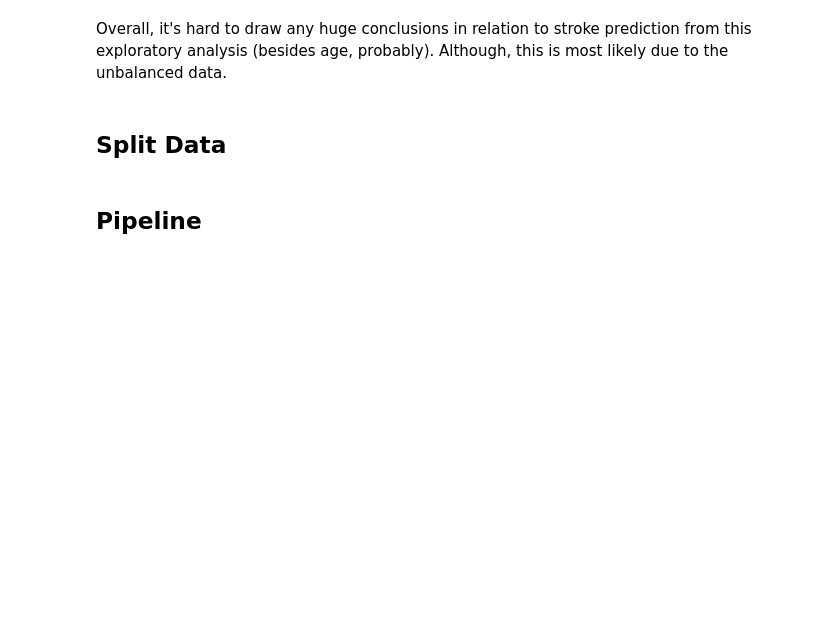
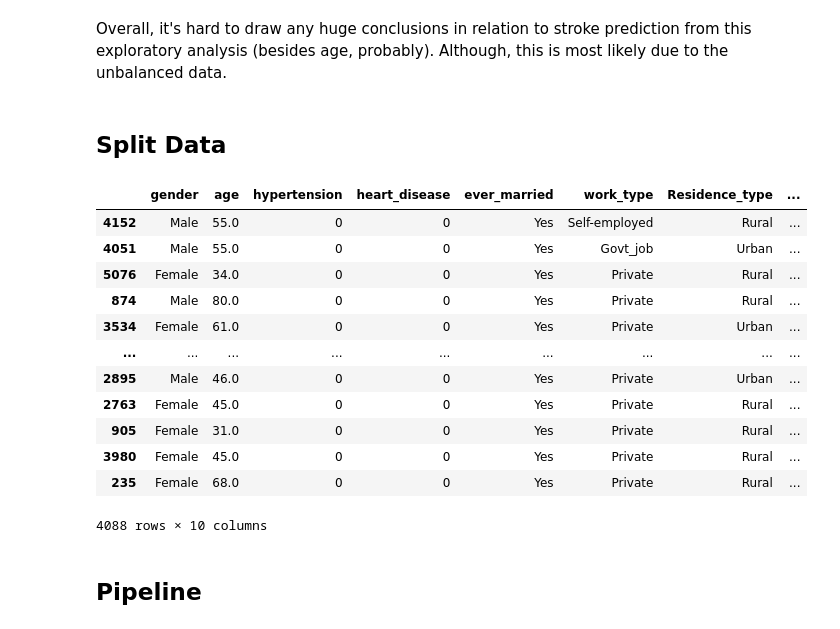
Before and after one commit to jordan-maulino/stroke_prediction, a Jupyter notebook: stroke_prediction.ipynb, the cells around one changed output. Saved outputs shown, nothing was run; the diff lists cells and outputs as text; code cells hidden in the pictures; blank space fills up the shorter version.

```diff
--- a/stroke_prediction.ipynb
+++ b/stroke_prediction.ipynb
@@ -258,8 +258,26 @@ Overall, it's hard to draw any huge conclusions in relation to stroke prediction
 from sklearn.model_selection import train_test_split
 
 X = df.drop('stroke', axis=1)
+X = X.drop('id', axis=1) #drop id column as well to reduce noise
 y = df['stroke']
 
+
 X_train, X_val, y_train, y_val = train_test_split(X, y, train_size=0.8, test_size=0.2, random_state=1)
+# %%
+X_train
+# %% [output]
+|  | gender | age | hypertension | heart_disease | ever_married | work_type | Residence_type | ... |
+| 4152 | Male | 55.0 | 0 | 0 | Yes | Self-employed | Rural | ... |
+| 4051 | Male | 55.0 | 0 | 0 | Yes | Govt_job | Urban | ... |
+| 5076 | Female | 34.0 | 0 | 0 | Yes | Private | Rural | ... |
+| 874 | Male | 80.0 | 0 | 0 | Yes | Private | Rural | ... |
+| 3534 | Female | 61.0 | 0 | 0 | Yes | Private | Urban | ... |
+| ... | ... | ... | ... | ... | ... | ... | ... | ... |
+| 2895 | Male | 46.0 | 0 | 0 | Yes | Private | Urban | ... |
+| 2763 | Female | 45.0 | 0 | 0 | Yes | Private | Rural | ... |
+| 905 | Female | 31.0 | 0 | 0 | Yes | Private | Rural | ... |
+| 3980 | Female | 45.0 | 0 | 0 | Yes | Private | Rural | ... |
+| 235 | Female | 68.0 | 0 | 0 | Yes | Private | Rural | ... |
+4088 rows × 10 columns
 # %% [markdown]
 ## Pipeline
```
Also changed, not shown: parts of 2 cells of this notebook.
